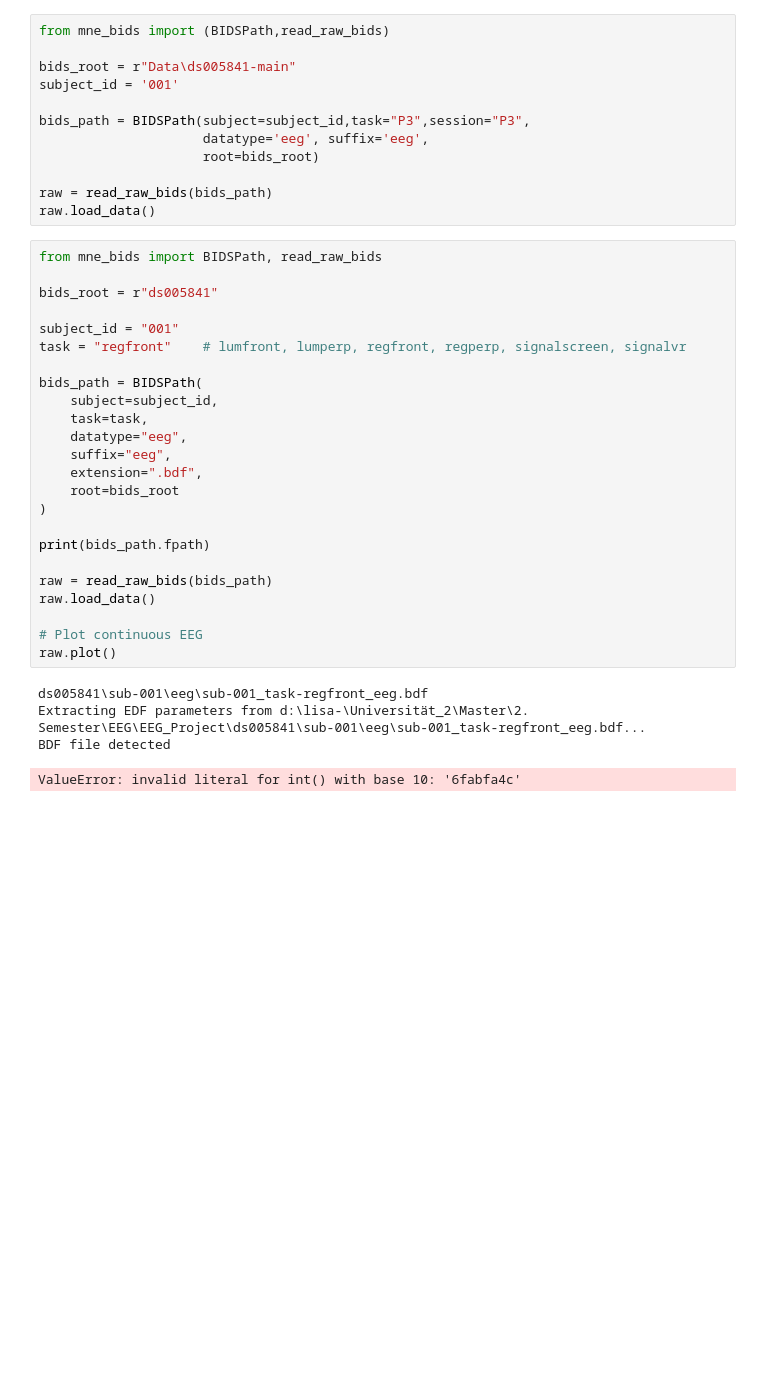
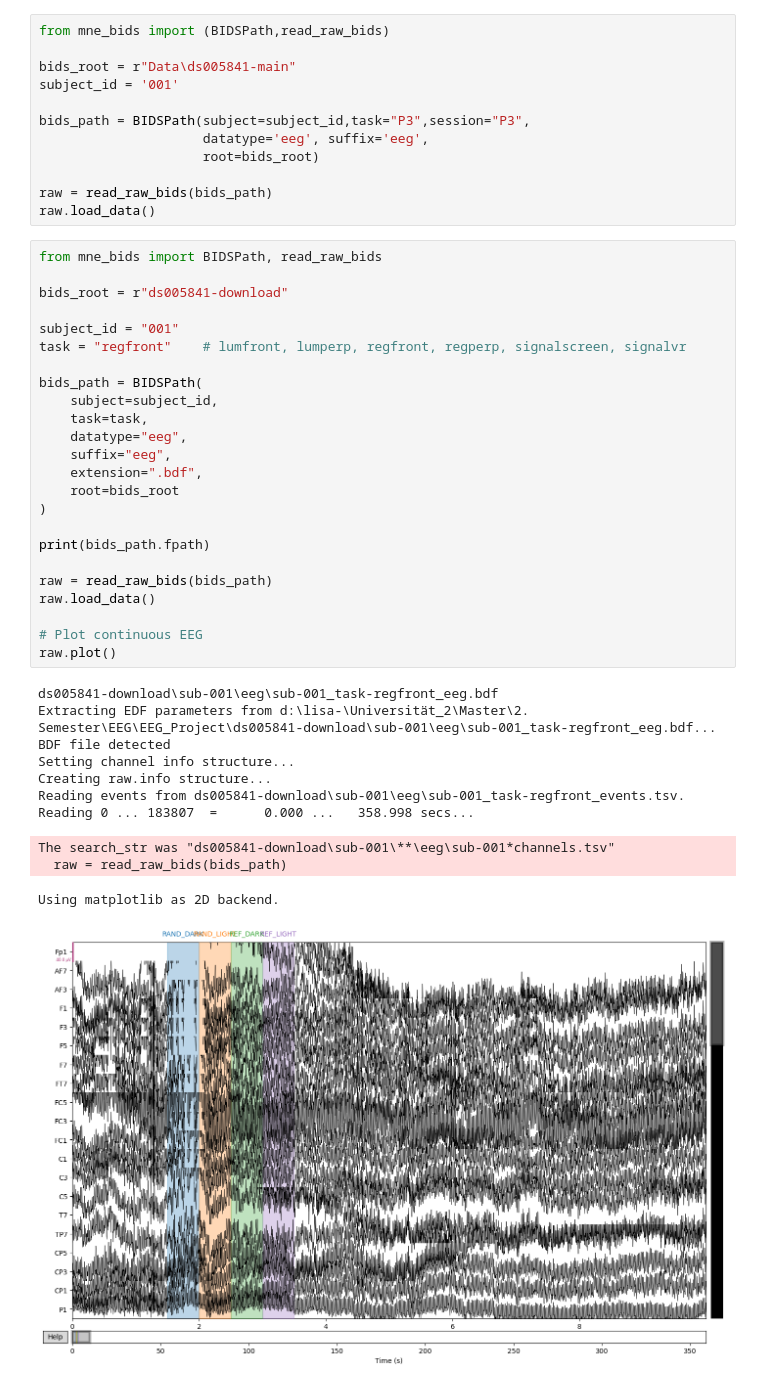
Before and after one commit to 0lisaaaa2/EEG_Project, a Jupyter notebook: test.ipynb, the cells around one changed output. Cells and saved outputs as stored; diff of their text form; blank space fills up the shorter version.

```diff
--- a/test.ipynb
+++ b/test.ipynb
@@ -20,29 +20,36 @@ raw.load_data()
 # %%
 from mne_bids import BIDSPath, read_raw_bids
 
-bids_root = r"ds005841"
+bids_root = r"ds005841-download"
 
 subject_id = "001"
 task = "regfront"    # lumfront, lumperp, regfront, regperp, signalscreen, signalvr
 
 bids_path = BIDSPath(
     subject=subject_id,
     task=task,
     datatype="eeg",
     suffix="eeg",
     extension=".bdf",
     root=bids_root
 )
 
 print(bids_path.fpath)
 
 raw = read_raw_bids(bids_path)
 raw.load_data()
 
 # Plot continuous EEG
 raw.plot()
 # %% [output]
-ds005841\sub-001\eeg\sub-001_task-regfront_eeg.bdf
-Extracting EDF parameters from d:\lisa-\Universität_2\Master\2. Semester\EEG\EEG_Project\ds005841\sub-001\eeg\sub-001_task-regfront_eeg.bdf...
+ds005841-download\sub-001\eeg\sub-001_task-regfront_eeg.bdf
+Extracting EDF parameters from d:\lisa-\Universität_2\Master\2. Semester\EEG\EEG_Project\ds005841-download\sub-001\eeg\sub-001_task-regfront_eeg.bdf...
 BDF file detected
+Setting channel info structure...
+Creating raw.info structure...
+Reading events from ds005841-download\sub-001\eeg\sub-001_task-regfront_events.tsv.
+Reading 0 ... 183807  =      0.000 ...   358.998 secs...
-ValueError: invalid literal for int() with base 10: '6fabfa4c'
+The search_str was "ds005841-download\sub-001\**\eeg\sub-001*channels.tsv"
+  raw = read_raw_bids(bids_path)
+Using matplotlib as 2D backend.
+[figure, added]
```
Also changed, not shown: parts of 1 cell of this notebook, 1 other file.
